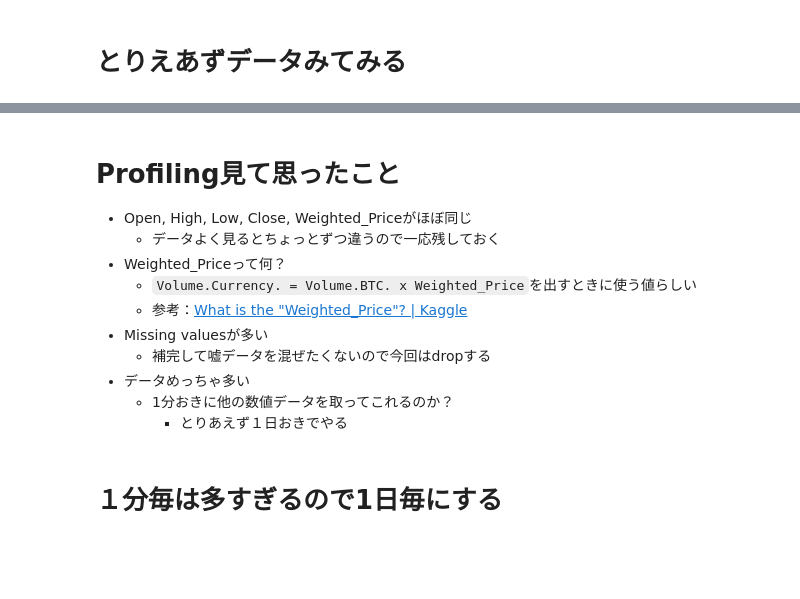
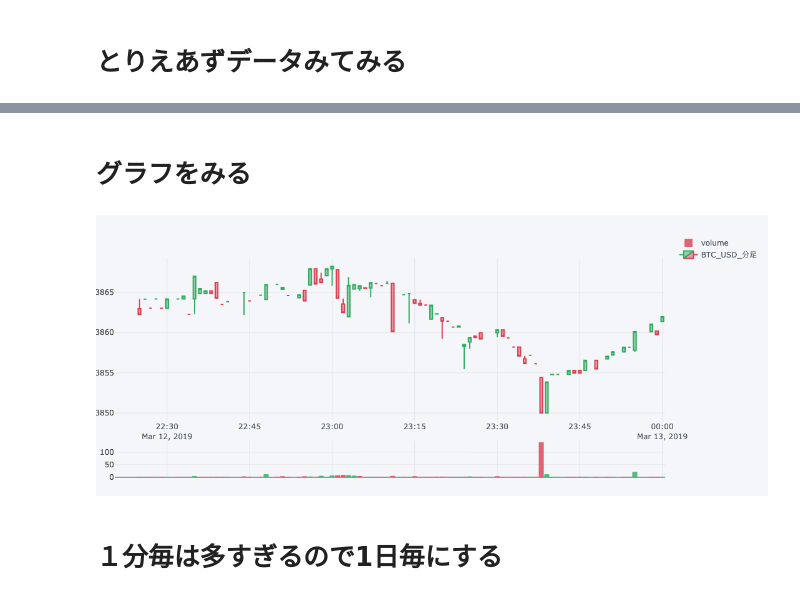
Before and after one commit to MiraiChino/ensemble, a Jupyter notebook: a.ipynb, the cells around one changed output, grey strips where cells are left out. Saved outputs shown, nothing was run; the diff lists cells and outputs as text; code cells hidden in the pictures; blank space fills up the shorter version.

Commit message:
:chart_with_upwards_trend: analysis(btc): OHLC chart

```diff
--- a/a.ipynb
+++ b/a.ipynb
@@ -6,2 +5,2 @@ import pandas_profiling as pdp
 # %%
-df = pd.read_csv("data/bitstampUSD_1-min_data_2012-01-01_to_2019-03-13.csv")
+df = pd.read_csv("./data/bitstampUSD_1-min_data_2012-01-01_to_2019-03-13.csv")
@@ -36,15 +25,27 @@ df
-# %% [markdown]
-# Profiling見て思ったこと
-
-- Open, High, Low, Close, Weighted_Priceがほぼ同じ
-    - データよく見るとちょっとずつ違うので一応残しておく
-- Weighted_Priceって何？
-    - `Volume.Currency. = Volume.BTC. x Weighted_Price`を出すときに使う値らしい
-    - 参考：[What is the "Weighted_Price"? | Kaggle](https://www.kaggle.com/mczielinski/bitcoin-historical-data/discussion/36863)
-- Missing valuesが多い
-    - 補完して嘘データを混ぜたくないので今回はdropする
-- データめっちゃ多い
-    - 1分おきに他の数値データを取ってこれるのか？
-        - とりあえず１日おきでやる
+# %% [markdown]
+# グラフをみる
+# %%
+from datetime import datetime
+df["Timestamp_UTC"] = df["Timestamp"].apply(lambda x: datetime.utcfromtimestamp(x))
+df = df.set_index("Timestamp_UTC")
+# %%
+df = df.rename(columns={
+    "Open": "open",
+    "High": "high",
+    "Low": "low",
+    "Close": "close",
+    "Volume_(BTC)": "volume"
+})
+# %%
+import cufflinks as cf
+cf.set_config_file(offline=True)
+red = cf.get_scales("dflt")[4]
+green = cf.get_scales("dflt")[2]
+# %%
+qf = cf.QuantFig(df.tail(100))
+qf.add_volume()
+qf.iplot(up_color=green, down_color=red, name="BTC_USD_分足")
+# %% [output]
+[figure, added]
 # %% [markdown]
 # １分毎は多すぎるので1日毎にする
```
Also changed, not shown: parts of 17 cells of this notebook.
